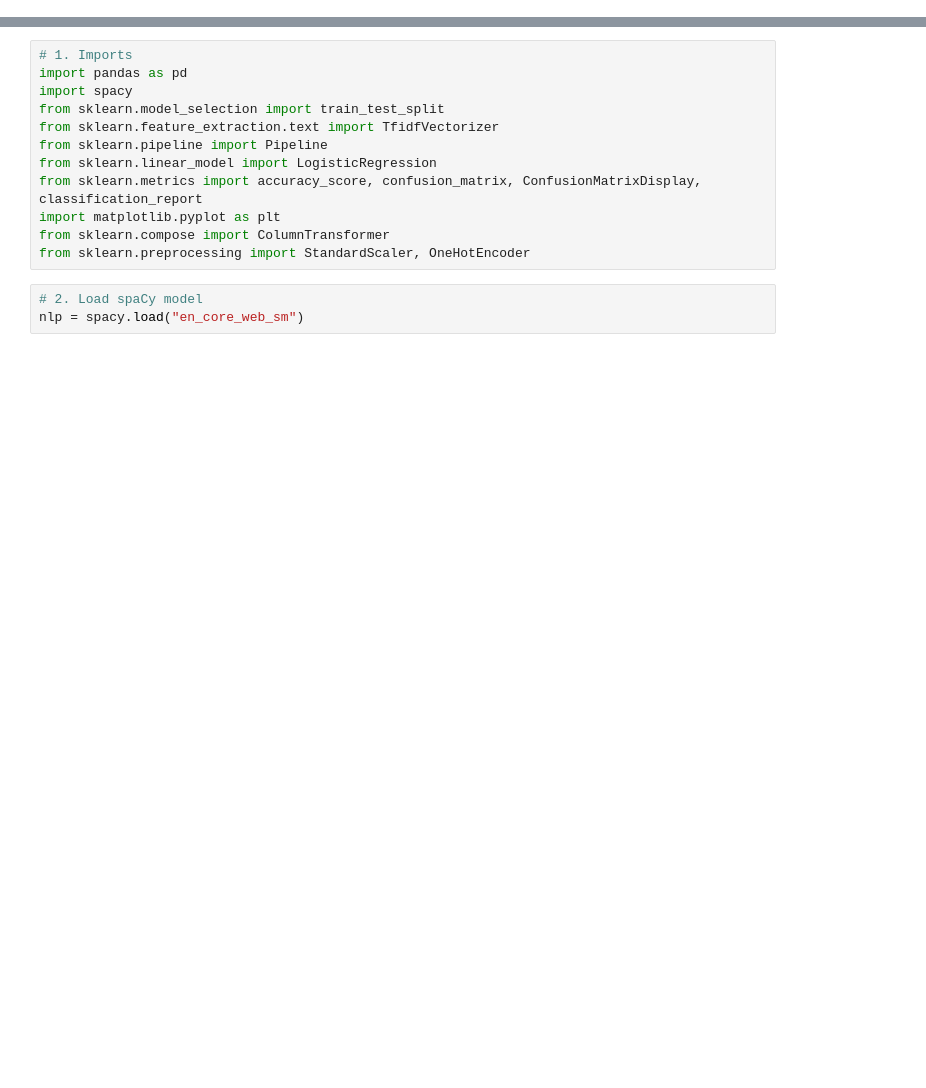
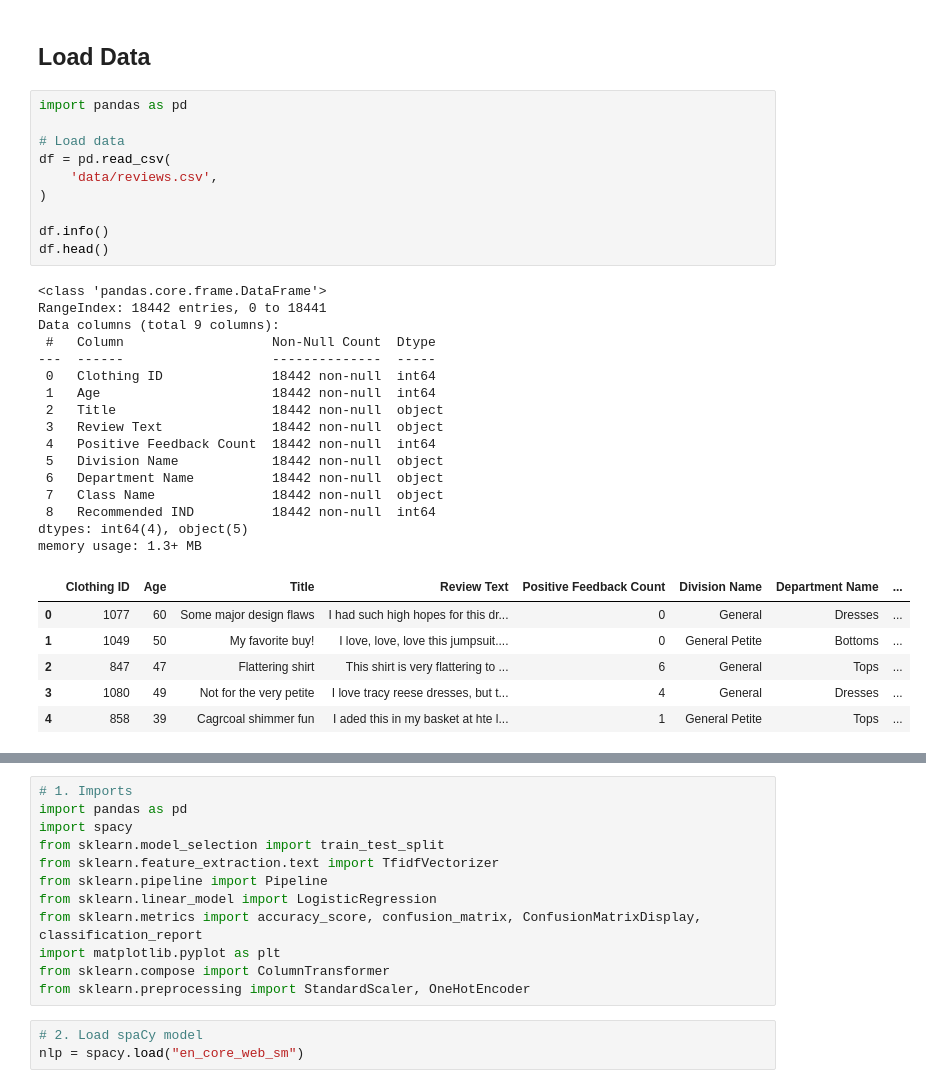
Before and after one commit to chrisbraycodes/nlp-product-review-classifier, a Jupyter notebook: starter/starter.ipynb, the cells around one changed output, grey strips where cells are left out. Cells and saved outputs as stored; diff of their text form; blank space fills up the shorter version.

```diff
--- a/starter/starter.ipynb
+++ b/starter/starter.ipynb
@@ -9,0 +35,35 @@ This notebook demonstrates a machine learning pipeline for predicting customer r
+# %% [markdown]
+## Load Data
+# %%
+import pandas as pd
+
+# Load data
+df = pd.read_csv(
+    'data/reviews.csv',
+)
+
+df.info()
+df.head()
+# %% [output]
+<class 'pandas.core.frame.DataFrame'>
+RangeIndex: 18442 entries, 0 to 18441
+Data columns (total 9 columns):
+ #   Column                   Non-Null Count  Dtype
+---  ------                   --------------  -----
+ 0   Clothing ID              18442 non-null  int64
+ 1   Age                      18442 non-null  int64
+ 2   Title                    18442 non-null  object
+ 3   Review Text              18442 non-null  object
+ 4   Positive Feedback Count  18442 non-null  int64
+ 5   Division Name            18442 non-null  object
+ 6   Department Name          18442 non-null  object
+ 7   Class Name               18442 non-null  object
+ 8   Recommended IND          18442 non-null  int64
+dtypes: int64(4), object(5)
+memory usage: 1.3+ MB
+|  | Clothing ID | Age | Title | Review Text | Positive Feedback Count | Division Name | Department Name | ... |
+| 0 | 1077 | 60 | Some major design flaws | I had such high hopes for this dr... | 0 | General | Dresses | ... |
+| 1 | 1049 | 50 | My favorite buy! | I love, love, love this jumpsuit.... | 0 | General Petite | Bottoms | ... |
+| 2 | 847 | 47 | Flattering shirt | This shirt is very flattering to ... | 6 | General | Tops | ... |
+| 3 | 1080 | 49 | Not for the very petite | I love tracy reese dresses, but t... | 4 | General | Dresses | ... |
+| 4 | 858 | 39 | Cagrcoal shimmer fun | I aded this in my basket at hte l... | 1 | General Petite | Tops | ... |
```
Also changed, not shown: parts of 26 cells of this notebook.
